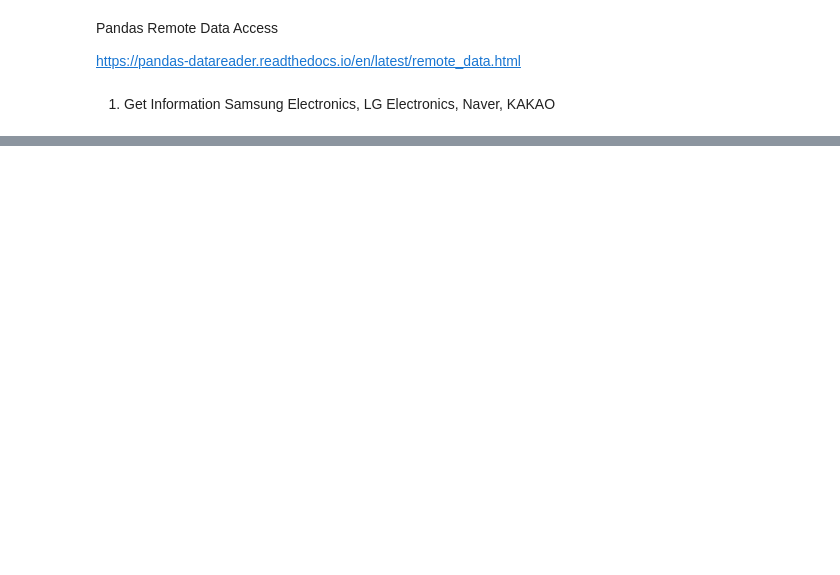
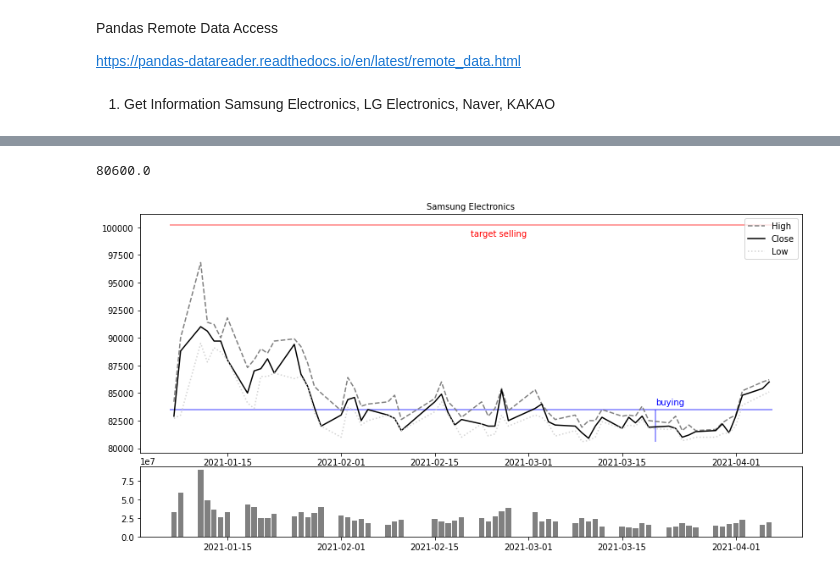
Before and after one commit to zasminah/DataVisualization, a Jupyter notebook: Stock_visualization.ipynb, the cells around one changed output, grey strips where cells are left out. Drawn from its saved outputs; the diff is of its cells as text; code cells hidden in the pictures; blank space fills up the shorter version.

```diff
--- a/Stock_visualization.ipynb
+++ b/Stock_visualization.ipynb
@@ -41,0 +45,4 @@ datetime.datetime(2021, 1, 2, 3, 5, 52, 433793)
+# %%
+SSE = pdr.data.DataReader('005930','naver',start,end).astype(float)
+LGE = pdr.data.DataReader('066570','naver',start,end).astype(float)
+KAKAO = pdr.data.DataReader('035720','naver',start,end).astype(float)
@@ -41,0 +69,26 @@ datetime.datetime(2021, 1, 2, 3, 5, 52, 433793)
+# %%
+SSE.filter(['Open','High','Low', 'Close']).min().min()
+# %% [output]
+80600.0
+# %%
+def StockPlt(df, title, buying, buying_date, selling):
+  plt.rcParams['figure.figsize'] = [14,7]
+  ax = plt.subplot2grid((4,1), (0,0), rowspan=3, colspan=1)
+  av = plt.subplot2grid((4,1), (3,0), rowspan=1, colspan=1, sharex=ax)
+  ax.plot(df.index, df['High'], color='gray', label='High', linestyle='--')
+  ax.plot(df.index, df['Close'], color='black', label='Close', linestyle='-')
+  ax.plot(df.index, df['Low'], color='lightgray', label='Low', linestyle=':')
+  ax.hlines(buying, start, end, color='blue', alpha=0.5 )
+  ax.text(buying_date, buying*1.005, 'buying', color='blue')
+  ymin = df.filter(['Open', 'High', 'Low', 'Close']).min().min()
+  ax.vlines(buying_date, ymin, buying, color='blue', alpha=0.5)
+  target_selling = buying * (1 + selling)
+  ax.hlines(target_selling, start, end, color='red', alpha=0.5)
+  ax.text(end-dt.timedelta(days=span/2), target_selling*0.99, 'target selling', color='red')
+  ax.legend()
+  ax.set_title(title, size=10)
+  av.bar(df.index, df['Volume'], color='gray')
+# %%
+StockPlt(SSE,'Samsung Electronics', 83500, dt.datetime(2021, 3, 20), 0.2)
+# %% [output]
+[figure, added]
```
Also changed, not shown: parts of 5 cells of this notebook.
